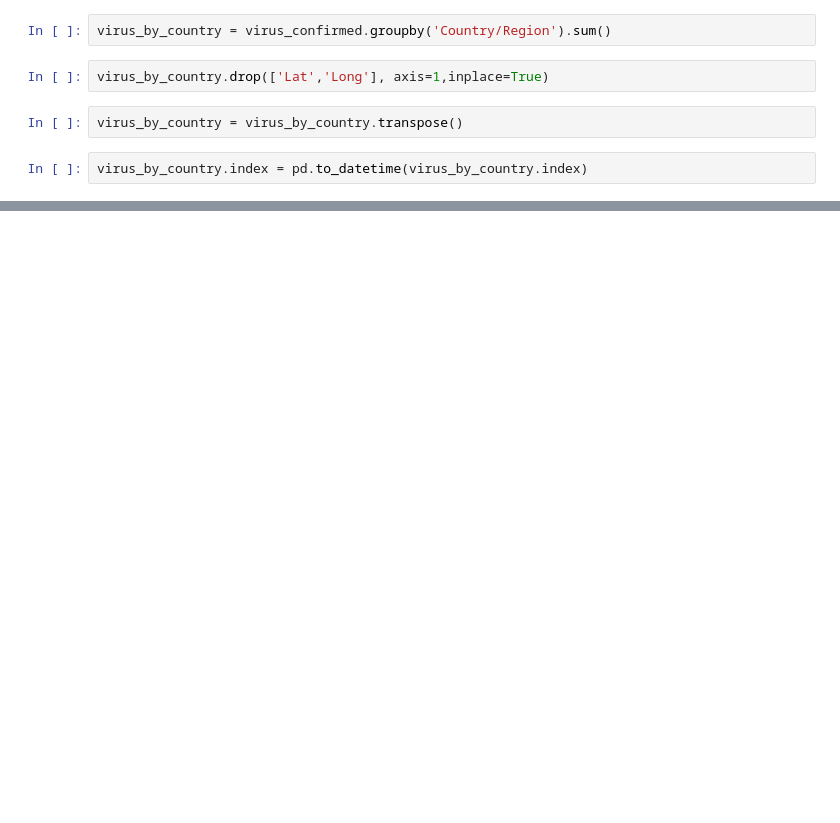
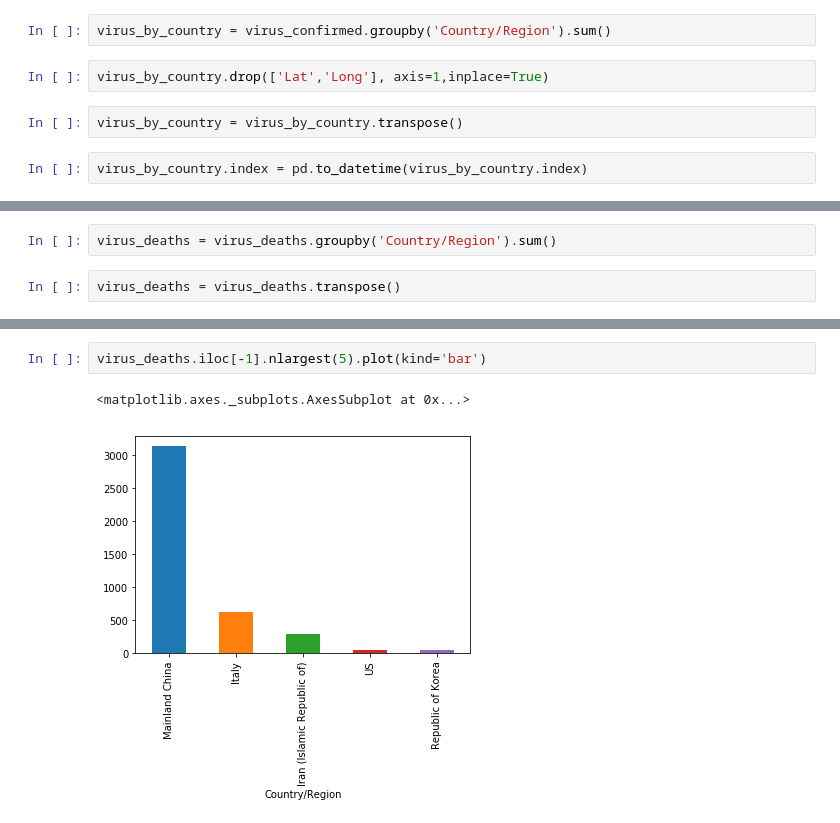
Before and after one commit to k-dhingra/COVID-19, a Jupyter notebook: csse_covid_19_data/Coronavirus data analysis.ipynb, the cells around one changed output, grey strips where cells are left out. Cells and saved outputs as stored; diff of their text form; blank space fills up the shorter version.

```diff
--- a/csse_covid_19_data/Coronavirus data analysis.ipynb
+++ b/csse_covid_19_data/Coronavirus data analysis.ipynb
@@ -39,0 +52,4 @@ virus_by_country.loc['14/02/2020':,['South Korea', 'Italy', 'Iran', 'France']].p
+# %%
+virus_deaths = virus_deaths.groupby('Country/Region').sum()
+# %%
+virus_deaths = virus_deaths.transpose()
@@ -39,0 +101,5 @@ virus_by_country.loc['14/02/2020':,['South Korea', 'Italy', 'Iran', 'France']].p
+# %%
+virus_deaths.iloc[-1].nlargest(5).plot(kind='bar')
+# %% [output]
+<matplotlib.axes._subplots.AxesSubplot at 0x...>
+[figure, added]
```
Also changed, not shown: parts of 34 cells of this notebook.
